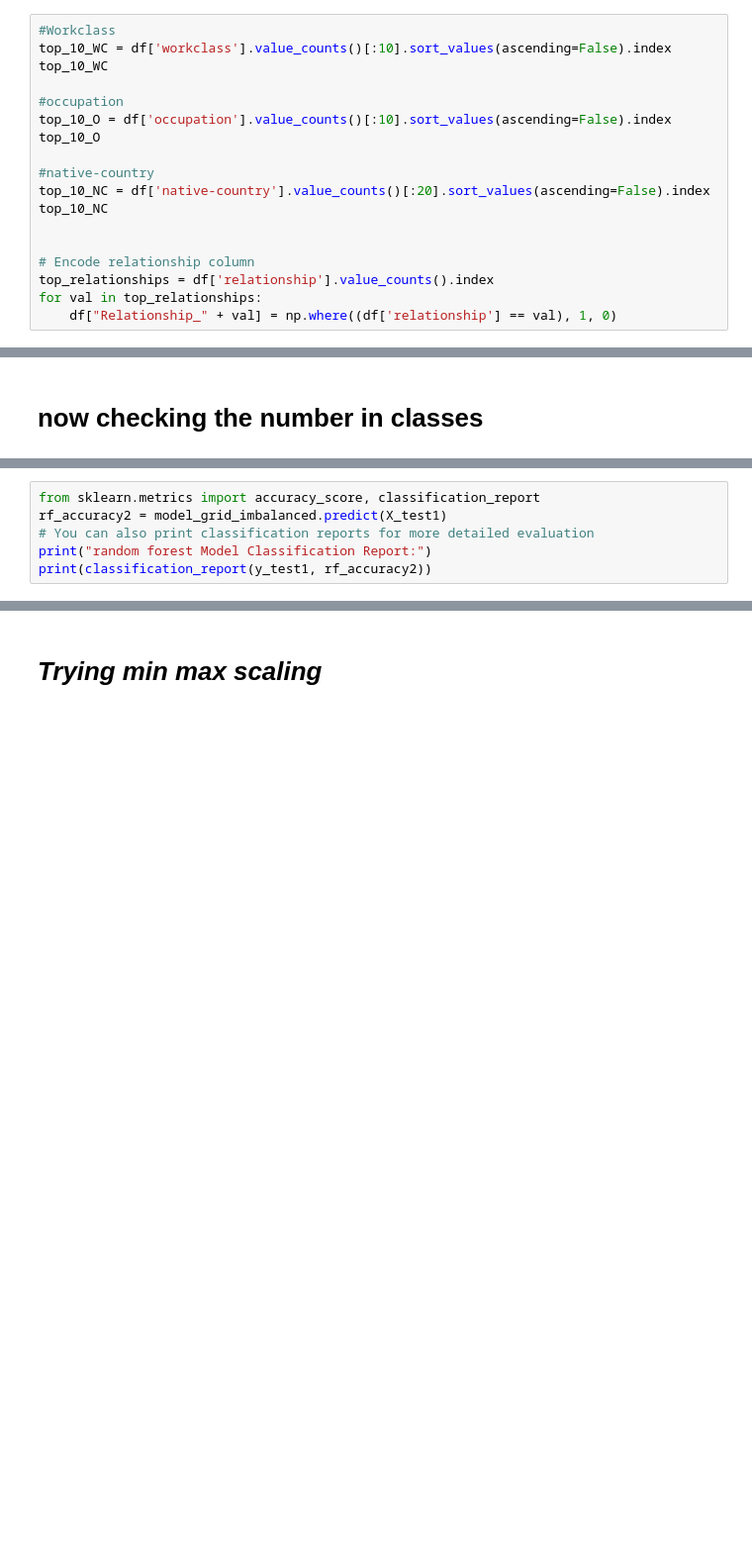
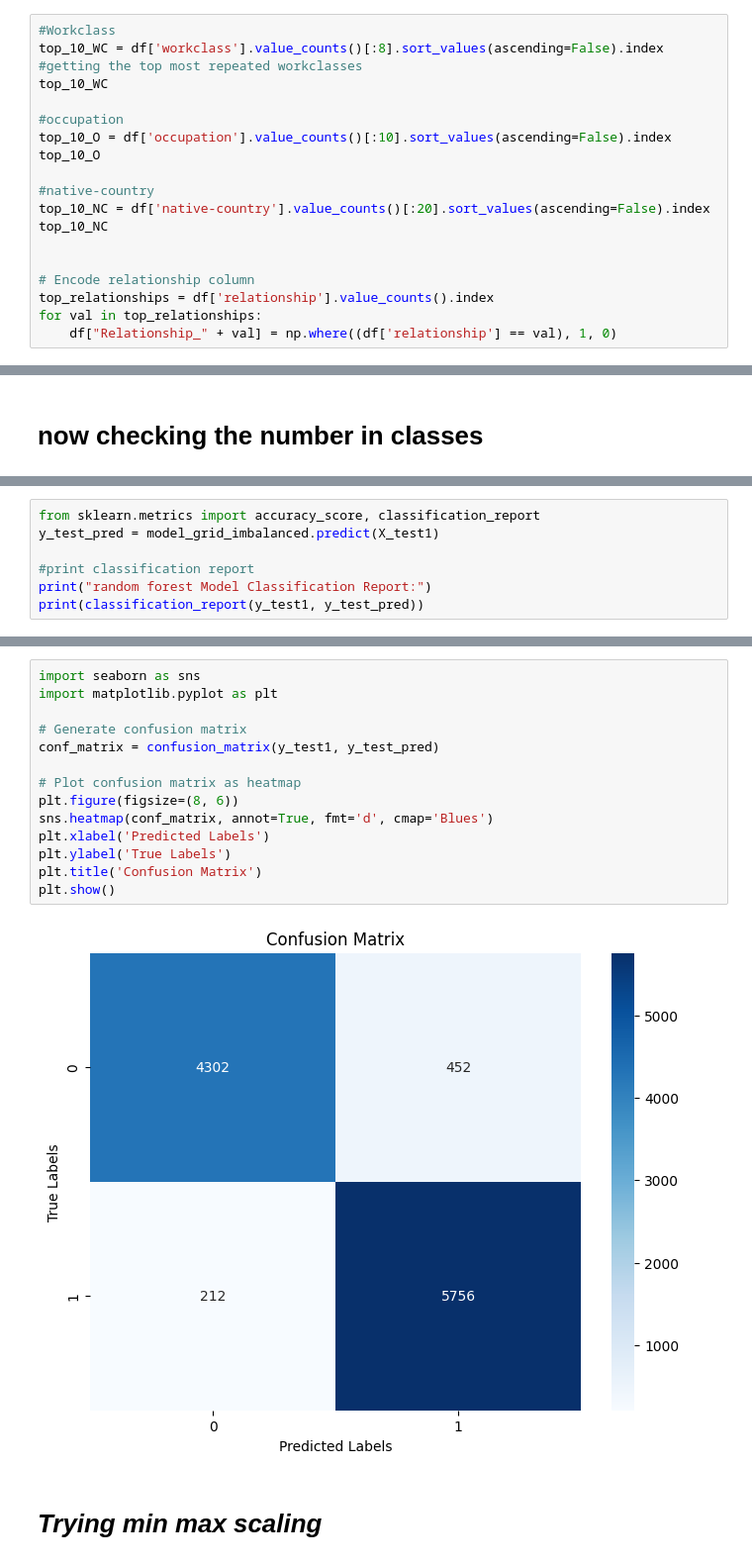
Before and after one commit to Esandu-Meth-Obadaarachchi/Predicting-income-of-employees, a Jupyter notebook: FINAL_FILE.ipynb, the cells around one changed output, grey strips where cells are left out. Shown at 99% size. Drawn from its saved outputs; the diff is of its cells as text; blank space fills up the shorter version.

```diff
--- a/FINAL_FILE.ipynb
+++ b/FINAL_FILE.ipynb
@@ -394,6 +420,6 @@ dtype: int64
 # %%
 #Workclass
-top_10_WC = df['workclass'].value_counts()[:10].sort_values(ascending=False).index
+top_10_WC = df['workclass'].value_counts()[:8].sort_values(ascending=False).index #getting the top most repeated workclasses
 top_10_WC
 
 #occupation
@@ -794,10 +813,11 @@ Best score is: 0.9432902471636964
 200
 # %%
 from sklearn.metrics import accuracy_score, classification_report
-rf_accuracy2 = model_grid_imbalanced.predict(X_test1)
-# You can also print classification reports for more detailed evaluation
+y_test_pred = model_grid_imbalanced.predict(X_test1)
+
+#print classification report
 print("random forest Model Classification Report:")
-print(classification_report(y_test1, rf_accuracy2))
+print(classification_report(y_test1, y_test_pred))
 # %% [output]
 random forest Model Classification Report:
               precision    recall  f1-score   support
@@ -811,3 +843,19 @@ weighted avg       0.94      0.94      0.94     10913
+# %%
+import seaborn as sns
+import matplotlib.pyplot as plt
+
+# Generate confusion matrix
+conf_matrix = confusion_matrix(y_test1, y_test_pred)
+
+# Plot confusion matrix as heatmap
+plt.figure(figsize=(8, 6))
+sns.heatmap(conf_matrix, annot=True, fmt='d', cmap='Blues')
+plt.xlabel('Predicted Labels')
+plt.ylabel('True Labels')
+plt.title('Confusion Matrix')
+plt.show()
+# %% [output]
+[figure, added]
 # %% [markdown]
 # ***Trying min max scaling***
 # %%
```
Also changed, not shown: parts of 37 cells of this notebook.
